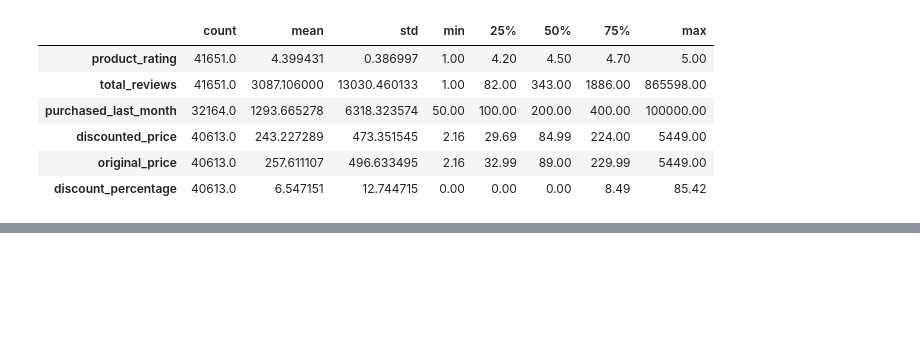
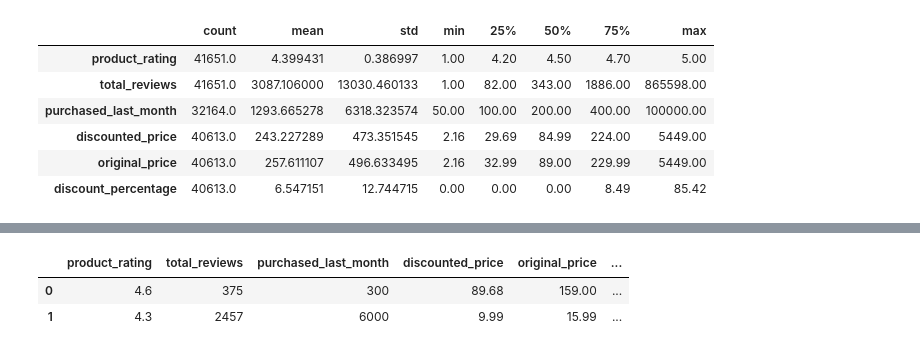
Before and after one commit to korapatisrinu/python-learing, a Jupyter notebook: projectdataA.ipynb, the cells around one changed output, grey strips where cells are left out. Cells and saved outputs as stored; diff of their text form; code cells hidden in the pictures; blank space fills up the shorter version.

```diff
--- a/projectdataA.ipynb
+++ b/projectdataA.ipynb
@@ -105,0 +208,3 @@ df.select_dtypes(include="number")
+# %%
+df["total_reviews"]=df["total_reviews"].astype(int)
+df["purchased_last_month"]=df["purchased_last_month"].astype(int)
@@ -105,0 +231,3 @@ df.select_dtypes(include="number")
+# %%
+df["delivery_data"]=pd.to_datetime(df["delivery_date"],errors="coerce")
+df["data_collected_at"]=pd.to_datetime(df["data_collected_at"],errors="coerce")
@@ -105,0 +256,6 @@ df.select_dtypes(include="number")
+# %%
+df.head(2)
+# %% [output]
+|  | product_rating | total_reviews | purchased_last_month | discounted_price | original_price | ... |
+| 0 | 4.6 | 375 | 300 | 89.68 | 159.00 | ... |
+| 1 | 4.3 | 2457 | 6000 | 9.99 | 15.99 | ... |
```
Also changed, not shown: parts of 25 cells of this notebook, 7 other files.
